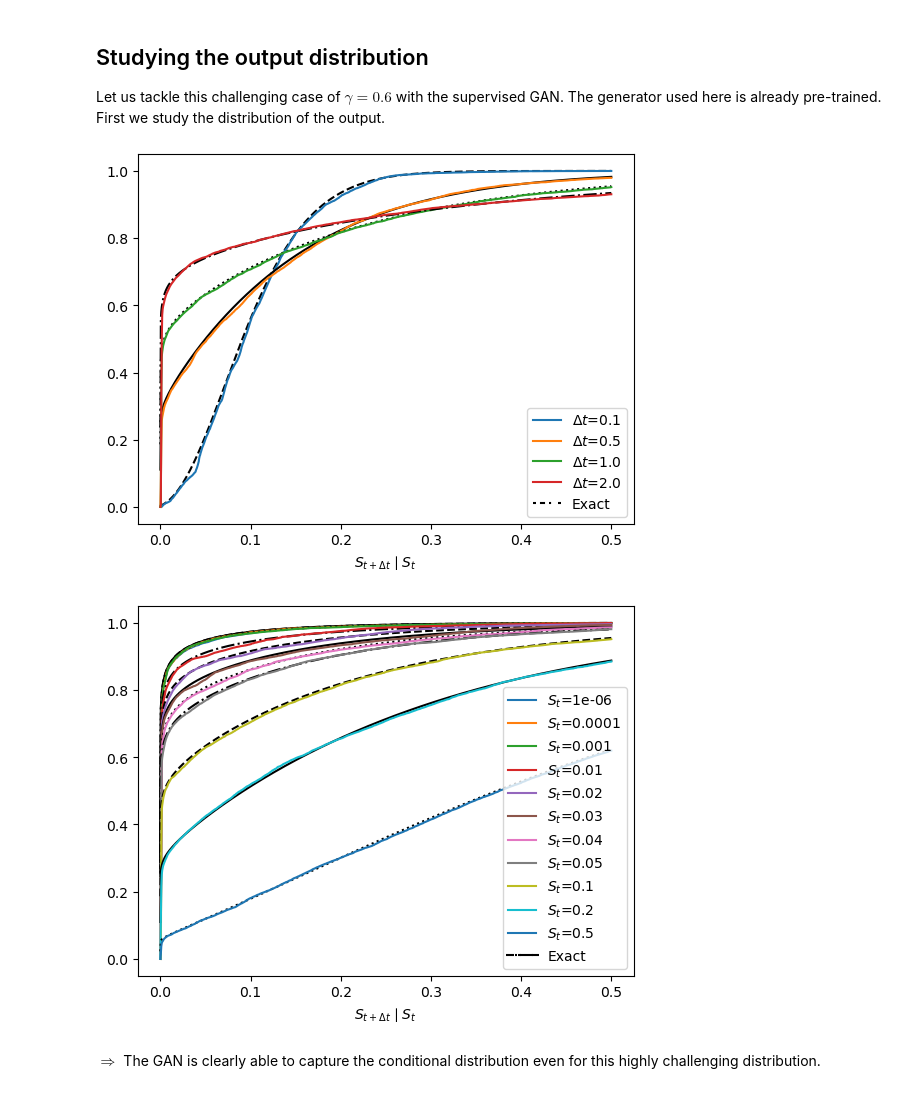
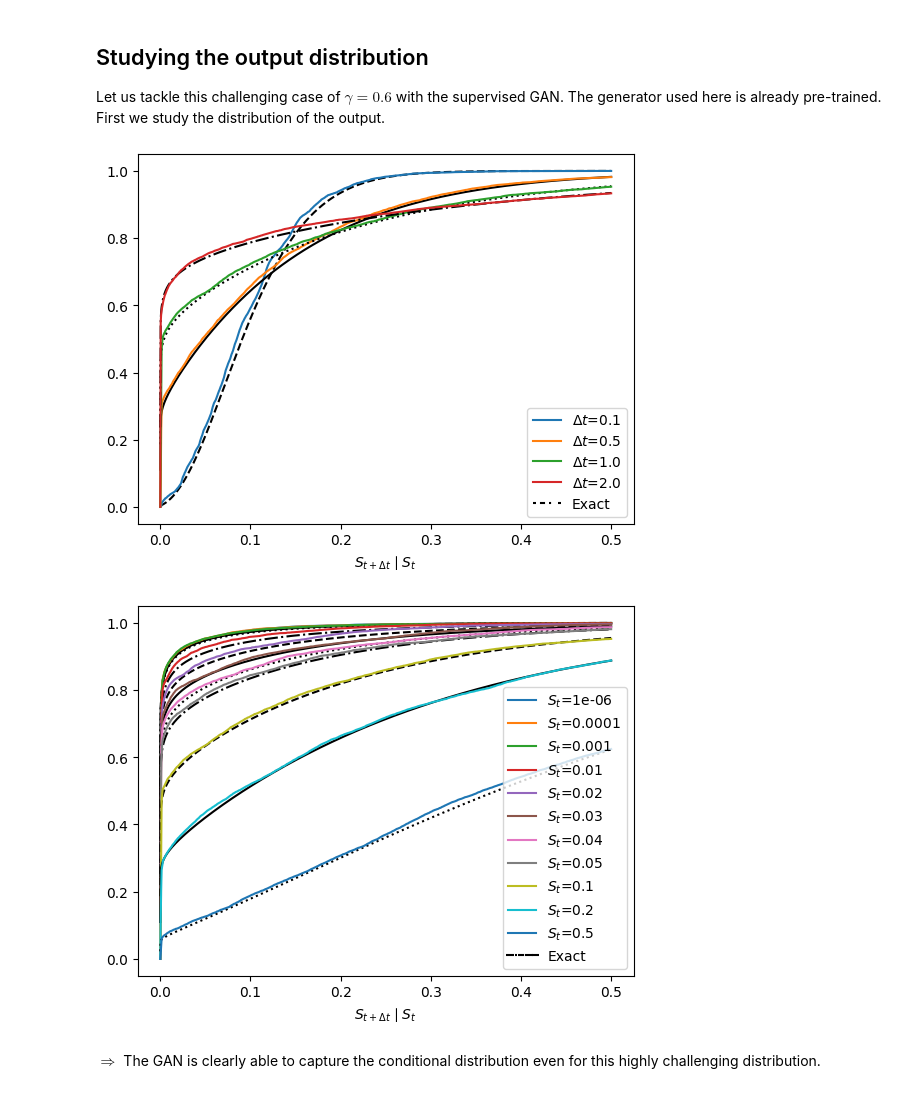
Before and after one commit to JorinovanRhijn/master-thesis-gans-for-sdes, a Jupyter notebook: tutorial_notebook.ipynb, the cells around one changed output. Saved outputs shown, nothing was run; the diff lists cells and outputs as text; code cells hidden in the pictures.

```diff
--- a/tutorial_notebook.ipynb
+++ b/tutorial_notebook.ipynb
@@ -27,26 +36,26 @@ np.random.seed(0)
 
 path = os.getcwd()
 # Process the data by scaling with a reference value
-proc_type = 'scale_S_ref'
+proc_type = PreProcessing.SCALE_S_REF
 
 # Use the cpu for this example
 device = 'cpu'
 # %% [markdown]
 <h2> Dataset with Feller condition violated, $\delta = 0.11$ </h2>
 # %%
-X = load_preset('CIR_Feller_violated_high_gamma')
+X = load_preset(Preset.CIR_FELLER_VIOLATED_HIGH_GAMMA)
 
 x = np.linspace(1e-10,3,1000)
 plt.figure(dpi=100)
-plt.plot(x,X.exact_cdf_CIR(params=X.params.update(X.C_test))(x),'--k',label='Exact at $\gamma=${0:1.1f}'.format(X.params['gamma']))
+plt.plot(x, X.exact_cdf_CIR(params=X.params.update(X.C_test))(x), '--k',label='Exact at $\gamma=${0:1.1f}'.format(X.params['gamma']))
 
 # Changing gamma to 0.6, but keeping the rest of the parameters fixed
-plt.plot(x,X.exact_cdf_CIR(params={**X.params,**X.C_test,**dict(gamma=0.3)})(x),':k',label='Exact at $\gamma=${0:1f}'.format(0.3))
+plt.plot(x, X.exact_cdf_CIR(params={**X.params, **X.C_test, **dict(gamma=0.3)})(x), ':k',label='Exact at $\gamma=${0:1f}'.format(0.3))
 
 # Y = X.get_exact_CIR_samples(X.params.update(X.C_test)).view(-1).numpy()
 Y = X.exact_test.view(-1).numpy()
 ECDF = smd.ECDF(Y)
-plt.plot(x,ECDF(x),'-',label='Test set at $\gamma={0:1.1f}$'.format(X.params['gamma']))
+plt.plot(x, ECDF(x), '-', label='Test set at $\gamma={0:1.1f}$'.format(X.params['gamma']))
 
 plt.legend()
 plt.title('CDF of data')
@@ -65,31 +73,35 @@ We can very easily add plots by changing the model parameters and updating the d
 Let us tackle this challenging case of $\gamma=0.6$ with the supervised GAN. The generator used here is already pre-trained. First we study the distribution of the output.
 # %%
 # Paths to the generator and discriminator in pre-trained nets folder
-generator_path = pt.join(path,'pre_trained_nets','high_gamma','supervised','netG.pth')
-discriminator_path = pt.join(path,'pre_trained_nets','high_gamma','supervised','netD.pth')
+# generator_path = pt.join(path,'pre_trained_nets','high_gamma','supervised','netG.pth')
+# discriminator_path = pt.join(path,'pre_trained_nets','high_gamma','supervised','netD.pth')
+
+
+generator_path = pt.join(path,'output','iter_1','netG.pth')
+discriminator_path = pt.join(path,'output','iter_1','netD.pth')
 
 # Two conditional variables as input to the generator: $S_t$ and $\Delta t$. Note that the order matters (!)
 c_dim = 2
 
 # Load the generator from the pre-trained models
-netG = load_Generator(generator_path,c_dim=c_dim,hidden_dim=200,\
-                      activation='leaky_relu',negative_slope=0.1,output_activation=None,device=device)
+netG = load_Generator(generator_path, c_dim=c_dim, hidden_dim=200,\
+                      activation=Activation.LEAKY_RELU, negative_slope=0.1, output_activation=None, device=device)
 # Add 1 to c_dim for the parameter Z
 netD = load_Discriminator(discriminator_path,c_dim=c_dim+1,hidden_dim=200,\
-                      activation='leaky_relu',output_activation='sigmoid',device=device)
+                      activation=Activation.LEAKY_RELU, output_activation=Activation.SIGMOID, device=device)
 
 
 analysis = CGANalysis(X,netD,netG,SDE=X.SDE,proc_type=proc_type,device=device)
 
 x = np.linspace(1e-10,0.5,1000)
 
 C_plot = dict(t=[0.1,0.5,1,2])
 analysis.ecdf_plot(C=C_plot,params=X.params,save=False,x_plot=x,legendname='$\Delta t$')
 C_plot = dict(S0=[1e-6,1e-4,1e-3,1e-2,2e-2,3e-2,4e-2,5e-2,0.1,0.2,0.5])
 analysis.ecdf_plot(C=C_plot,params=X.params,save=False,x_plot=x,legendname='$S_t$')
 # %% [output]
-[figure, old version]
+[figure, new version]
-[figure, old version]
+[figure, new version]
 # %% [markdown]
 $\Rightarrow$ The GAN is clearly able to capture the conditional distribution even for this highly challenging distribution.
 # %% [markdown]
```
Also changed, not shown: parts of 5 cells of this notebook, 9 other files.
